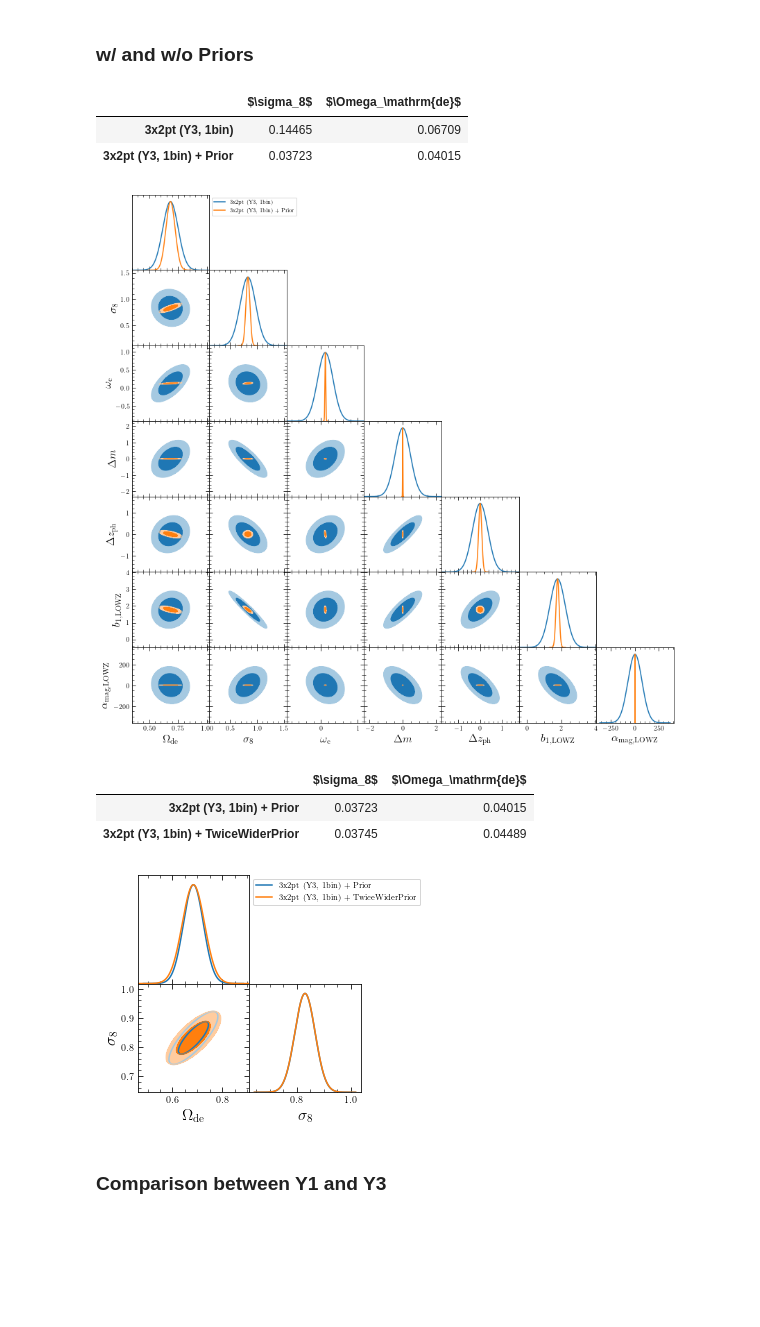
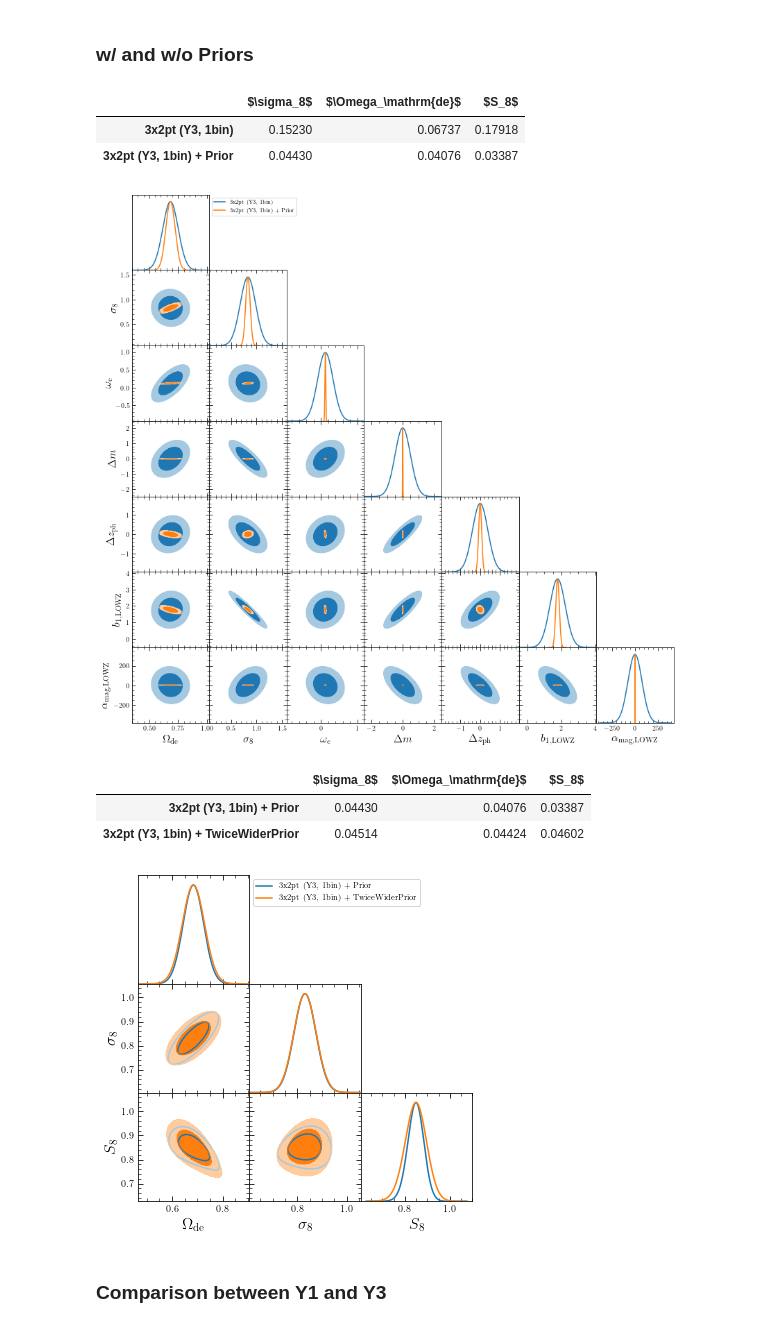
Before and after one commit to git-sunao/weaklensHSCY3Fisher, a Jupyter notebook: Fisher.ipynb, the cells around one changed output. Drawn from its saved outputs; the diff is of its cells as text; code cells hidden in the pictures; blank space fills up the shorter version.

```diff
--- a/Fisher.ipynb
+++ b/Fisher.ipynb
@@ -411,30 +497,30 @@ fig = corner.plot_corner(fishers,
                          figsize_ratio=2, usetex=True)
 fig.export('figures/corner_fY3single3x2pt_fY3single3x2ptPrior.pdf')
 
-hsc3x2pt.compare1Sigma(fishers, ['sigma8', 'Omega_de'])
+hsc3x2pt.compare1Sigma(fishers, ['sigma8', 'Omega_de', 'S8'])
 # %% [output]
-|  | $\sigma_8$ | $\Omega_\mathrm{de}$ |
-| 3x2pt (Y3, 1bin) | 0.14465 | 0.06709 |
-| 3x2pt (Y3, 1bin) + Prior | 0.03723 | 0.04015 |
+|  | $\sigma_8$ | $\Omega_\mathrm{de}$ | $S_8$ |
+| 3x2pt (Y3, 1bin) | 0.15230 | 0.06737 | 0.17918 |
+| 3x2pt (Y3, 1bin) + Prior | 0.04430 | 0.04076 | 0.03387 |
 [figure]
 # %%
 fishers_dict['Y3single3x2ptTwiceWiderPrior'] = fishers_dict['Y3single3x2pt'].addPrior([0.00038, 0.0042, 1, 1, 1, 0.2, 0.02],
                                                                                         ['omega_b', 'ns',
                                                                                          'alphamaglowz','alphamagcmass1','alphamagcmass2',
                                                                                          'dzph', 'dm'], label='TwiceWiderPrior')
 fishers = [fishers_dict[key] for key in ['Y3single3x2ptPrior', 'Y3single3x2ptTwiceWiderPrior']]
 
 fig = corner.plot_corner(fishers,
-                         ['Omega_de', 'sigma8'], #, 'omega_c', 'dm', 'dzph', 'b1lowz', 'alphamaglowz'],
+                         ['Omega_de', 'sigma8', 'S8'], #, 'omega_c', 'dm', 'dzph', 'b1lowz', 'alphamaglowz'],
                          figsize_ratio=2, usetex=True)
 fig.export('figures/corner_fY3single3x2ptPrior_fY3single3x2ptTwiceWiderPrior.pdf')
 
-hsc3x2pt.compare1Sigma(fishers, ['sigma8', 'Omega_de'])
+hsc3x2pt.compare1Sigma(fishers, ['sigma8', 'Omega_de', 'S8'])
 # %% [output]
-|  | $\sigma_8$ | $\Omega_\mathrm{de}$ |
-| 3x2pt (Y3, 1bin) + Prior | 0.03723 | 0.04015 |
-| 3x2pt (Y3, 1bin) + TwiceWiderPrior | 0.03745 | 0.04489 |
+|  | $\sigma_8$ | $\Omega_\mathrm{de}$ | $S_8$ |
+| 3x2pt (Y3, 1bin) + Prior | 0.04430 | 0.04076 | 0.03387 |
+| 3x2pt (Y3, 1bin) + TwiceWiderPrior | 0.04514 | 0.04424 | 0.04602 |
-[figure, old version]
+[figure, new version]
 # %% [markdown]
 ### Comparison between Y1 and Y3
 # %%
```
Also changed, not shown: parts of 21 cells of this notebook, 17 other files.
